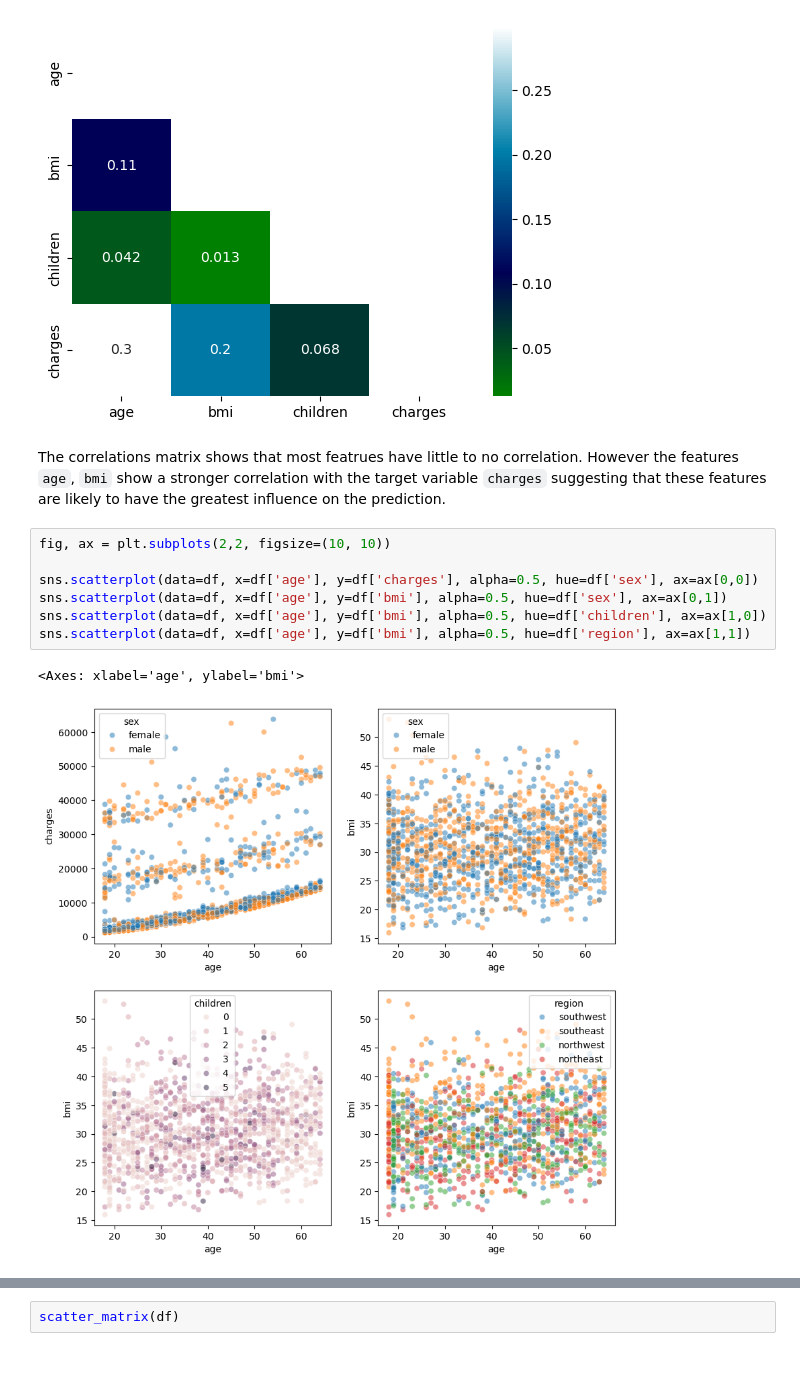
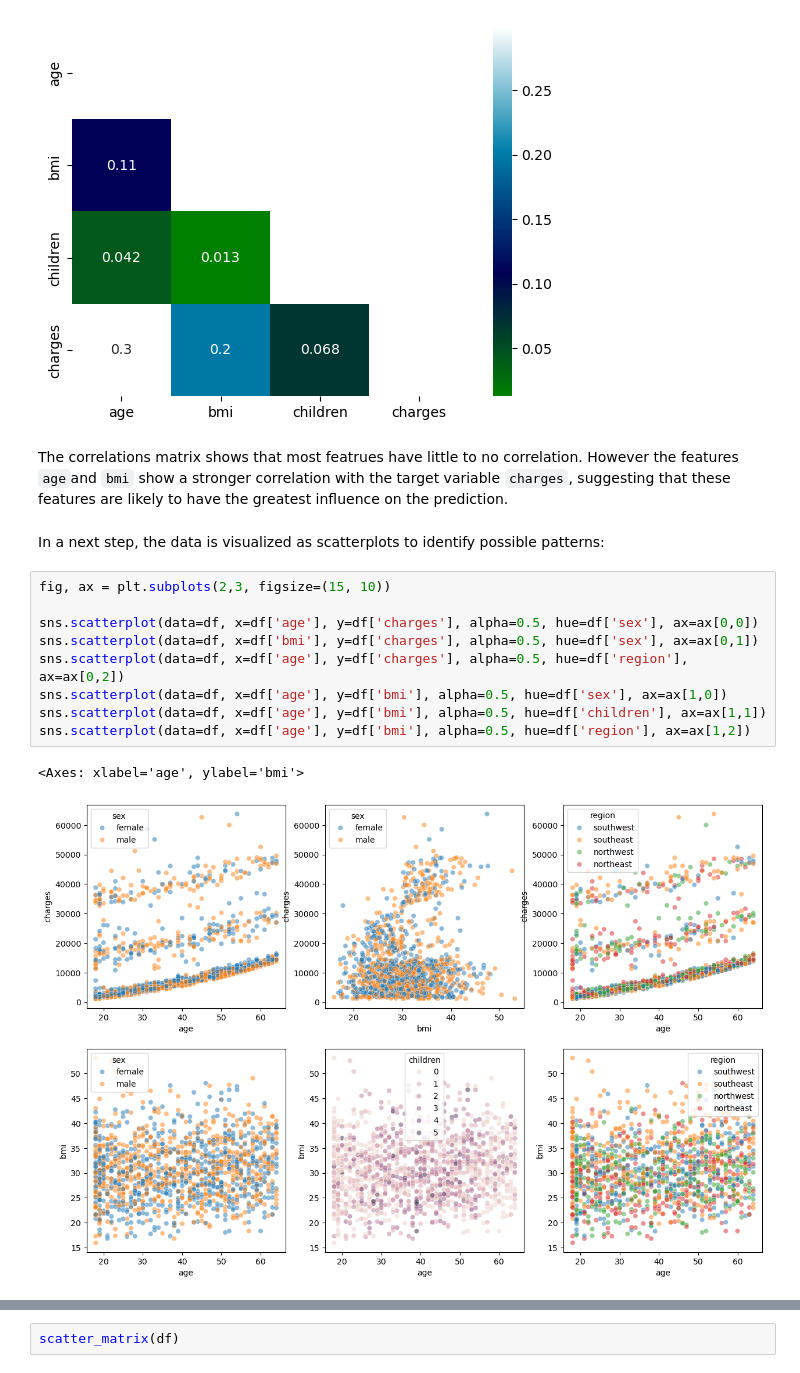
Before and after one commit to MisterSte/MLDA_Gruppenwerk, a Jupyter notebook: insurance.ipynb, the cells around one changed output, grey strips where cells are left out. Drawn from its saved outputs; the diff is of its cells as text.

```diff
--- a/insurance.ipynb
+++ b/insurance.ipynb
@@ -81,14 +88,18 @@ sns.heatmap(corr_matrix, annot=True, cmap="ocean", mask=multi_mask)
 <Axes: >
 [figure]
 # %% [markdown]
-The correlations matrix shows that most featrues have little to no correlation. However the features `age`, `bmi` show a stronger correlation with the target variable `charges` suggesting that these features are likely to have the greatest influence on the prediction.
+The correlations matrix shows that most featrues have little to no correlation. However the features `age`and `bmi` show a stronger correlation with the target variable `charges`, suggesting that these features are likely to have the greatest influence on the prediction.
+# %% [markdown]
+In a next step, the data is visualized as scatterplots to identify possible patterns:
 # %%
-fig, ax = plt.subplots(2,2, figsize=(10, 10))
+fig, ax = plt.subplots(2,3, figsize=(15, 10))
 
 sns.scatterplot(data=df, x=df['age'], y=df['charges'], alpha=0.5, hue=df['sex'], ax=ax[0,0])
-sns.scatterplot(data=df, x=df['age'], y=df['bmi'], alpha=0.5, hue=df['sex'], ax=ax[0,1])
-sns.scatterplot(data=df, x=df['age'], y=df['bmi'], alpha=0.5, hue=df['children'], ax=ax[1,0])
-sns.scatterplot(data=df, x=df['age'], y=df['bmi'], alpha=0.5, hue=df['region'], ax=ax[1,1])
+sns.scatterplot(data=df, x=df['bmi'], y=df['charges'], alpha=0.5, hue=df['sex'], ax=ax[0,1])
+sns.scatterplot(data=df, x=df['age'], y=df['charges'], alpha=0.5, hue=df['region'], ax=ax[0,2])
+sns.scatterplot(data=df, x=df['age'], y=df['bmi'], alpha=0.5, hue=df['sex'], ax=ax[1,0])
+sns.scatterplot(data=df, x=df['age'], y=df['bmi'], alpha=0.5, hue=df['children'], ax=ax[1,1])
+sns.scatterplot(data=df, x=df['age'], y=df['bmi'], alpha=0.5, hue=df['region'], ax=ax[1,2])
 # %% [output]
 <Axes: xlabel='age', ylabel='bmi'>
-[figure, old version]
+[figure, new version]
```
Also changed, not shown: parts of 27 cells of this notebook.
